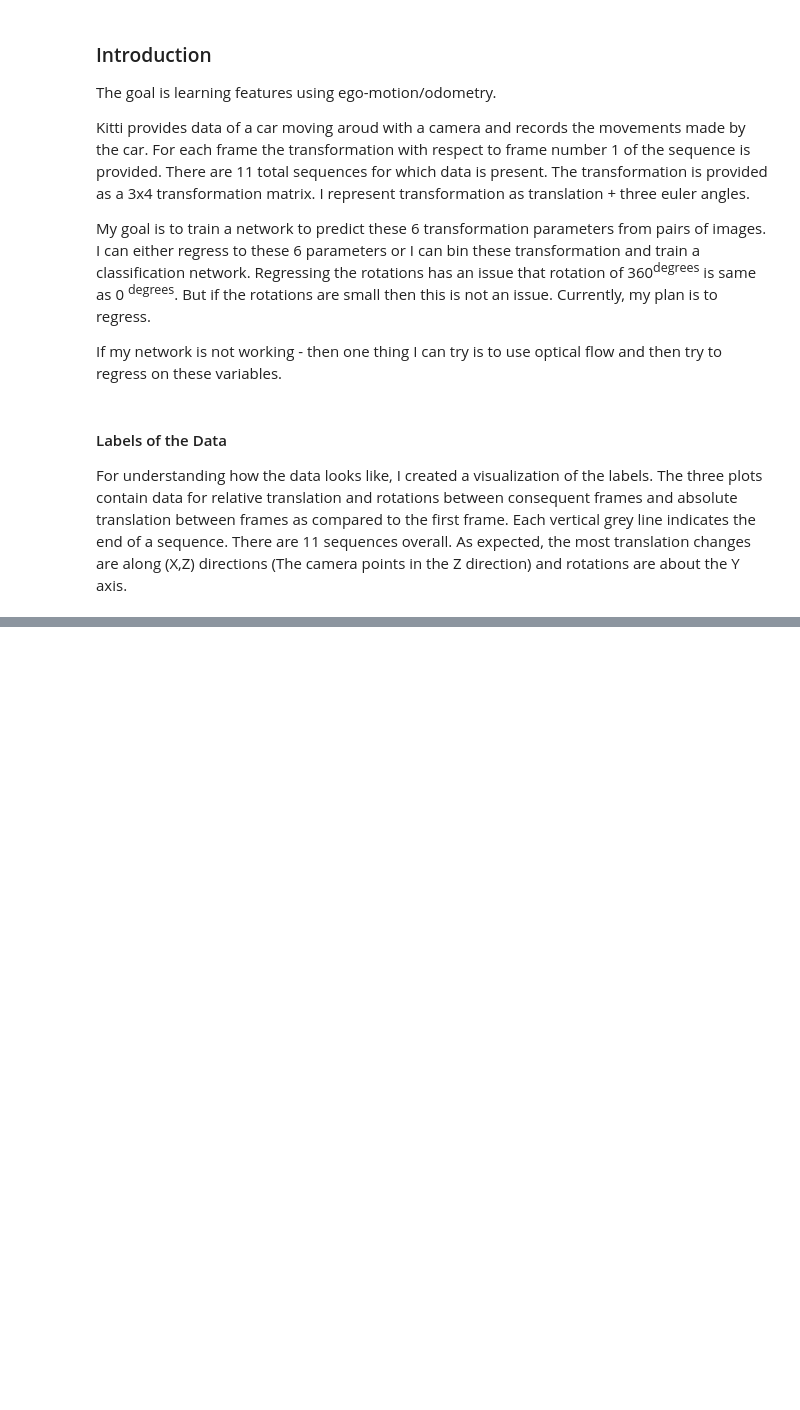
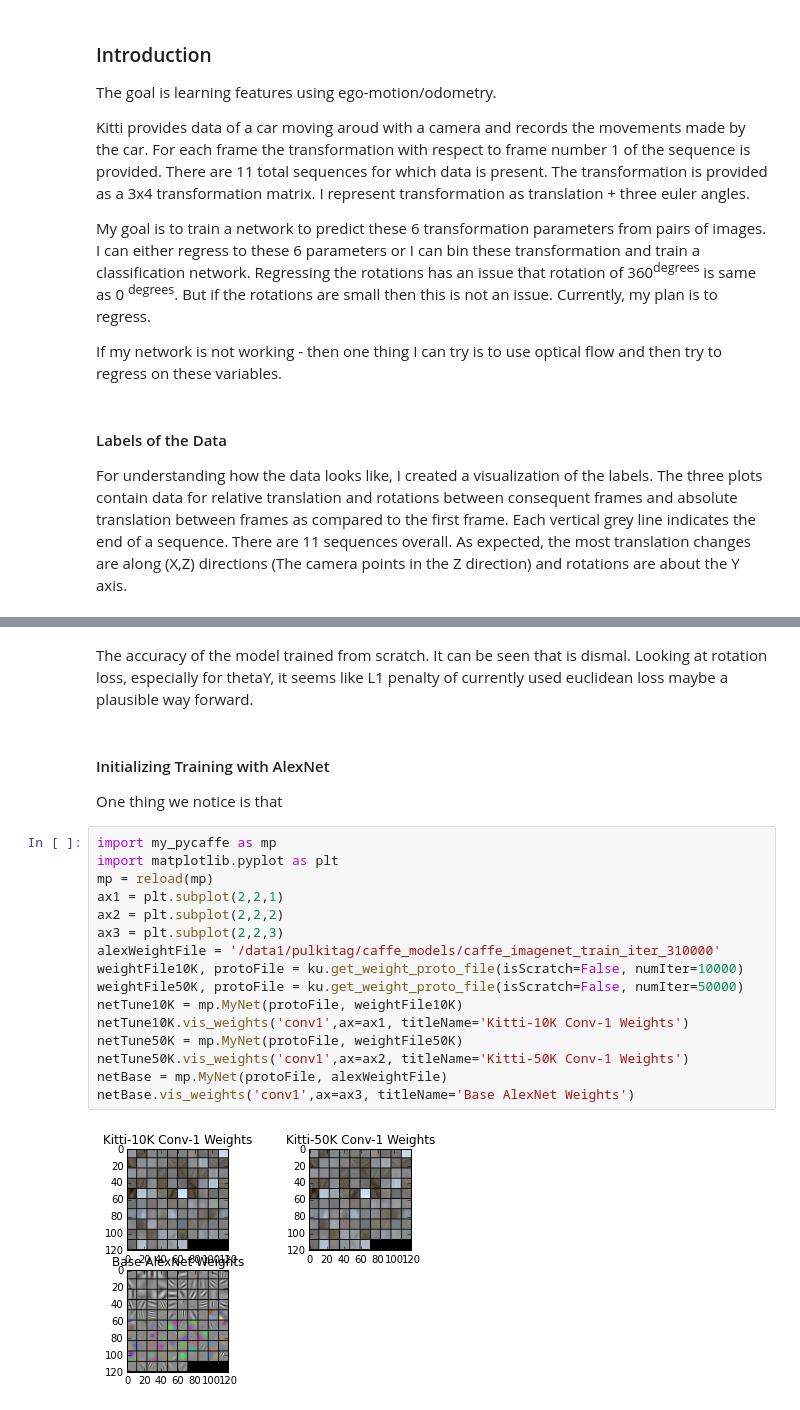
Before and after one commit to pulkitag/caffe, a Jupyter notebook: modelFiles/kitti/Kitti-Document.ipynb, the cells around one changed output, grey strips where cells are left out. Cells and saved outputs as stored; diff of their text form; blank space fills up the shorter version.

```diff
--- a/modelFiles/kitti/Kitti-Document.ipynb
+++ b/modelFiles/kitti/Kitti-Document.ipynb
@@ -39,0 +53,23 @@ netRandom.vis_weights('conv1')
+# %% [markdown]
+The accuracy of the model trained from scratch. It can be seen that is dismal. Looking at rotation loss, especially for thetaY, it seems like L1 penalty of currently used euclidean loss maybe a plausible way forward.
+# %% [markdown]
+<h4> Initializing Training with AlexNet </h4>
+One thing we notice is that
+# %%
+import my_pycaffe as mp
+import matplotlib.pyplot as plt
+mp = reload(mp)
+ax1 = plt.subplot(2,2,1)
+ax2 = plt.subplot(2,2,2)
+ax3 = plt.subplot(2,2,3)
+alexWeightFile = '/data1/pulkitag/caffe_models/caffe_imagenet_train_iter_310000'
+weightFile10K, protoFile = ku.get_weight_proto_file(isScratch=False, numIter=10000)
+weightFile50K, protoFile = ku.get_weight_proto_file(isScratch=False, numIter=50000)
+netTune10K = mp.MyNet(protoFile, weightFile10K)
+netTune10K.vis_weights('conv1',ax=ax1, titleName='Kitti-10K Conv-1 Weights')
+netTune50K = mp.MyNet(protoFile, weightFile50K)
+netTune50K.vis_weights('conv1',ax=ax2, titleName='Kitti-50K Conv-1 Weights')
+netBase = mp.MyNet(protoFile, alexWeightFile)
+netBase.vis_weights('conv1',ax=ax3, titleName='Base AlexNet Weights')
+# %% [output]
+[figure, added]
```
Also changed, not shown: parts of 6 cells of this notebook, 9 other files.
